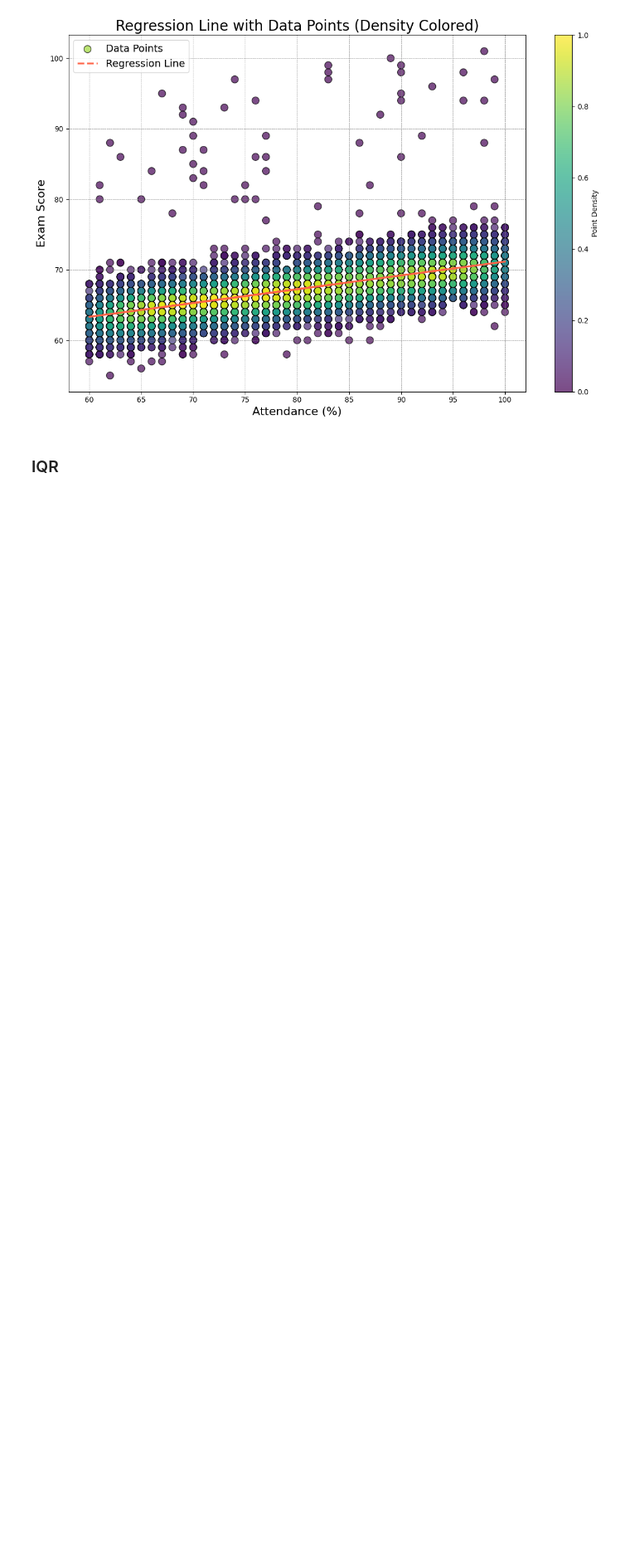
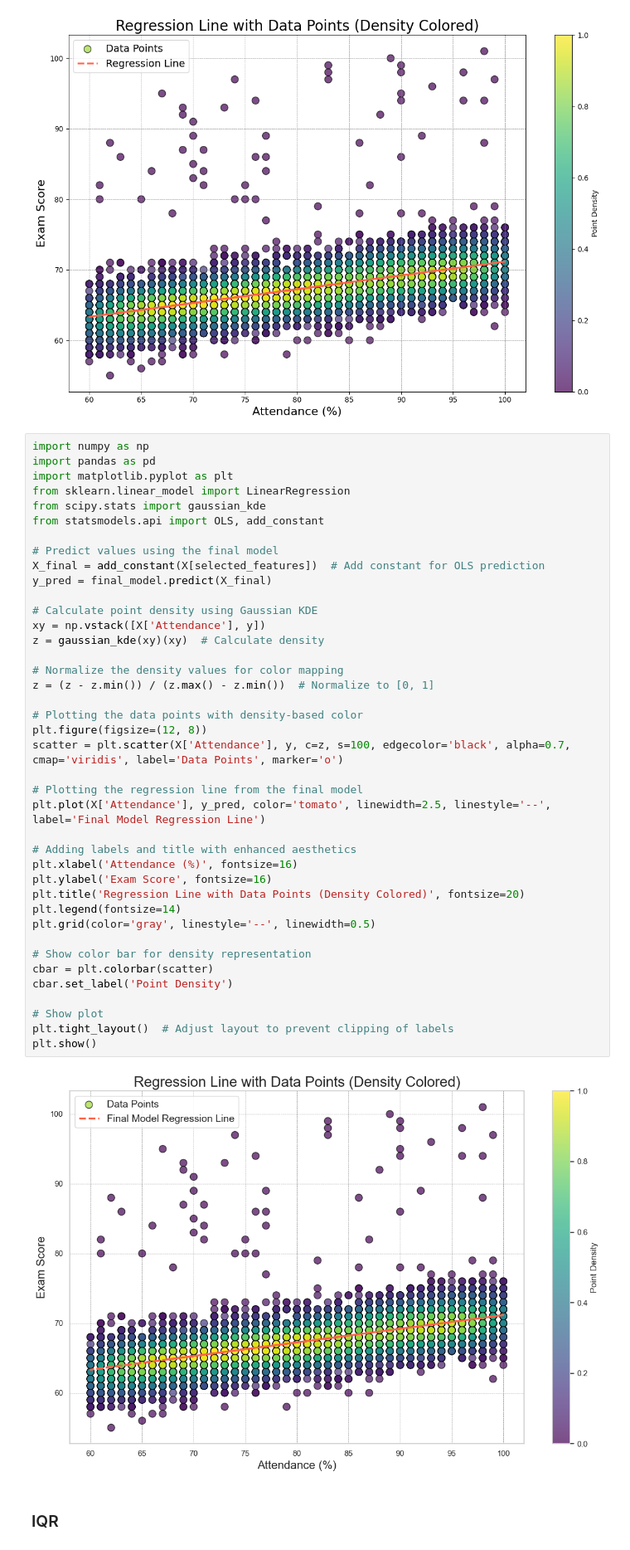
Before and after one commit to LutherYTT/Decoding-Student-Performance-Regression-and-Visualization-Techniques, a Jupyter notebook: Factors Influencing Student Performance.ipynb, the cells around one changed output. Shown at 83% size. Saved outputs shown, nothing was run; the diff lists cells and outputs as text; blank space fills up the shorter version.

```diff
--- a/Factors Influencing Student Performance.ipynb
+++ b/Factors Influencing Student Performance.ipynb
@@ -692,6 +692,48 @@ plt.tight_layout()  # Adjust layout to prevent clipping of labels
 plt.show()
 # %% [output]
 [figure]
+# %%
+import numpy as np
+import pandas as pd
+import matplotlib.pyplot as plt
+from sklearn.linear_model import LinearRegression
+from scipy.stats import gaussian_kde
+from statsmodels.api import OLS, add_constant
+
+# Predict values using the final model
+X_final = add_constant(X[selected_features])  # Add constant for OLS prediction
+y_pred = final_model.predict(X_final)
+
+# Calculate point density using Gaussian KDE
+xy = np.vstack([X['Attendance'], y])
+z = gaussian_kde(xy)(xy)  # Calculate density
+
+# Normalize the density values for color mapping
+z = (z - z.min()) / (z.max() - z.min())  # Normalize to [0, 1]
+
+# Plotting the data points with density-based color
+plt.figure(figsize=(12, 8))
+scatter = plt.scatter(X['Attendance'], y, c=z, s=100, edgecolor='black', alpha=0.7, cmap='viridis', label='Data Points', marker='o')
+
+# Plotting the regression line from the final model
+plt.plot(X['Attendance'], y_pred, color='tomato', linewidth=2.5, linestyle='--', label='Final Model Regression Line')
+
+# Adding labels and title with enhanced aesthetics
+plt.xlabel('Attendance (%)', fontsize=16)
+plt.ylabel('Exam Score', fontsize=16)
+plt.title('Regression Line with Data Points (Density Colored)', fontsize=20)
+plt.legend(fontsize=14)
+plt.grid(color='gray', linestyle='--', linewidth=0.5)
+
+# Show color bar for density representation
+cbar = plt.colorbar(scatter)
+cbar.set_label('Point Density')
+
+# Show plot
+plt.tight_layout()  # Adjust layout to prevent clipping of labels
+plt.show()
+# %% [output]
+[figure, added]
 # %% [markdown]
 ### IQR
 # %%
```
Also changed, not shown: parts of 1 cell of this notebook.
